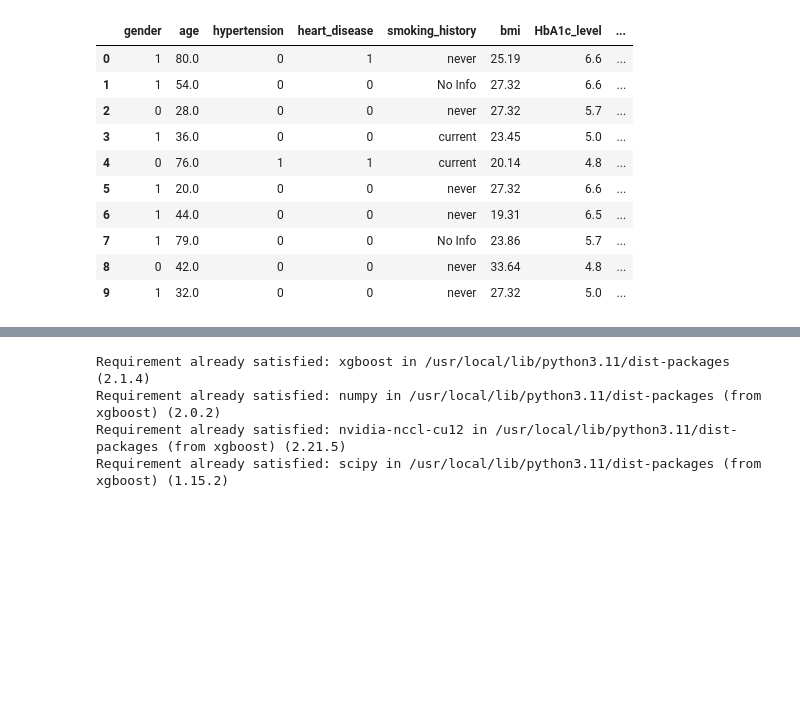
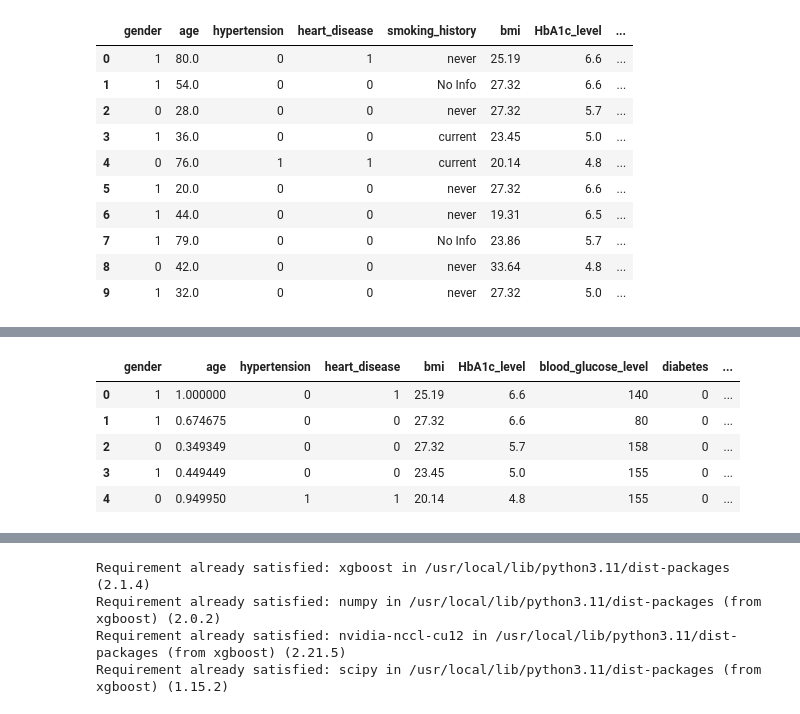
Before and after one commit to atasevski/IS_project, a Jupyter notebook: data_preprocessing_models.ipynb, the cells around one changed output, grey strips where cells are left out. Drawn from its saved outputs; the diff is of its cells as text; code cells hidden in the pictures; blank space fills up the shorter version.

```diff
--- a/data_preprocessing_models.ipynb
+++ b/data_preprocessing_models.ipynb
@@ -134,0 +175,17 @@ See the caveats in the documentation: https://pandas.pydata.org/pandas-docs/stab
+# %%
+from sklearn.preprocessing import LabelEncoder
+
+encoder = LabelEncoder()
+ds['smoking_history_current'] = encoder.fit_transform(ds['smoking_history_current'])
+ds['smoking_history_ever'] = encoder.fit_transform(ds['smoking_history_ever'])
+ds['smoking_history_former'] = encoder.fit_transform(ds['smoking_history_former'])
+ds['smoking_history_never'] = encoder.fit_transform(ds['smoking_history_never'])
+ds['smoking_history_not current'] = encoder.fit_transform(ds['smoking_history_not current'])
+ds.head()
+# %% [output]
+|  | gender | age | hypertension | heart_disease | bmi | HbA1c_level | blood_glucose_level | diabetes | ... |
+| 0 | 1 | 1.000000 | 0 | 1 | 25.19 | 6.6 | 140 | 0 | ... |
+| 1 | 1 | 0.674675 | 0 | 0 | 27.32 | 6.6 | 80 | 0 | ... |
+| 2 | 0 | 0.349349 | 0 | 0 | 27.32 | 5.7 | 158 | 0 | ... |
+| 3 | 1 | 0.449449 | 0 | 0 | 23.45 | 5.0 | 155 | 0 | ... |
+| 4 | 0 | 0.949950 | 1 | 1 | 20.14 | 4.8 | 155 | 0 | ... |
```
Also changed, not shown: parts of 23 cells of this notebook.
